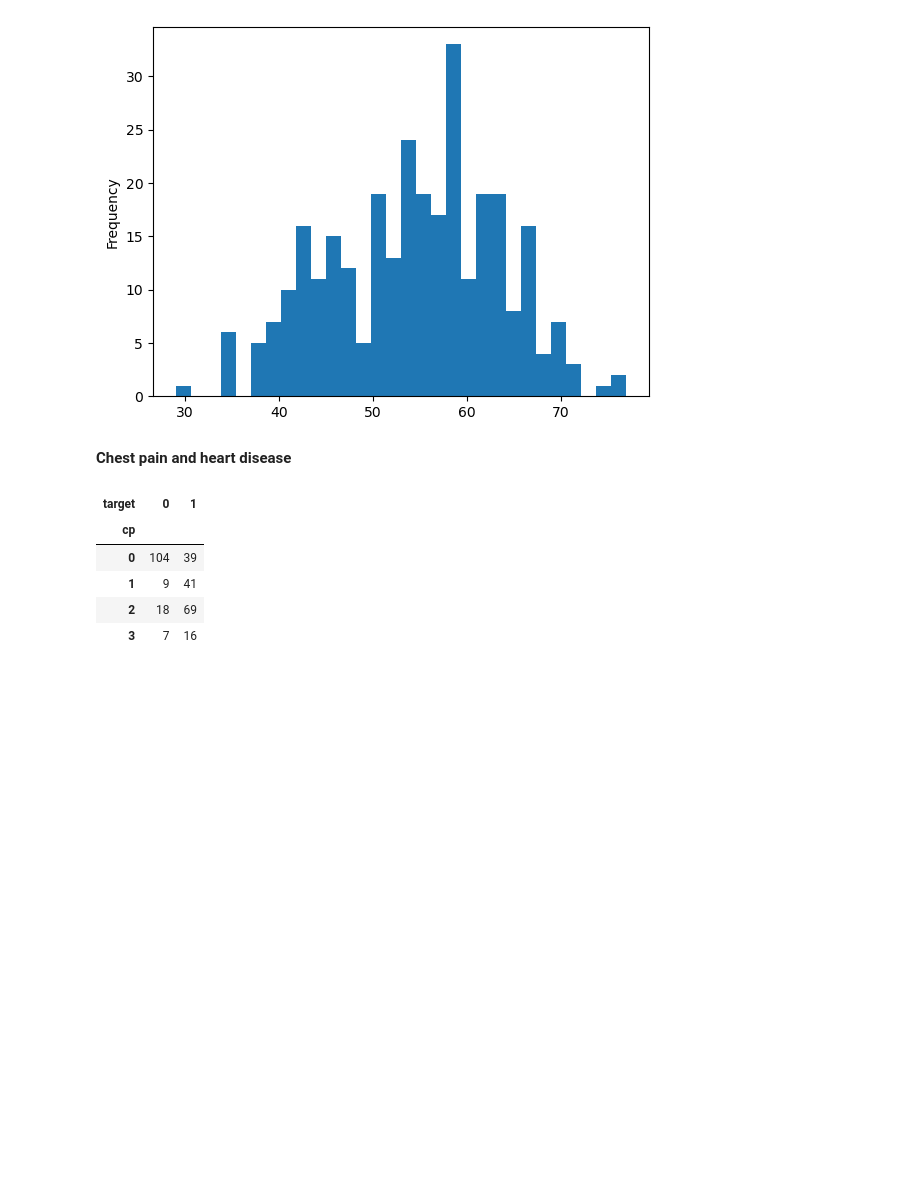
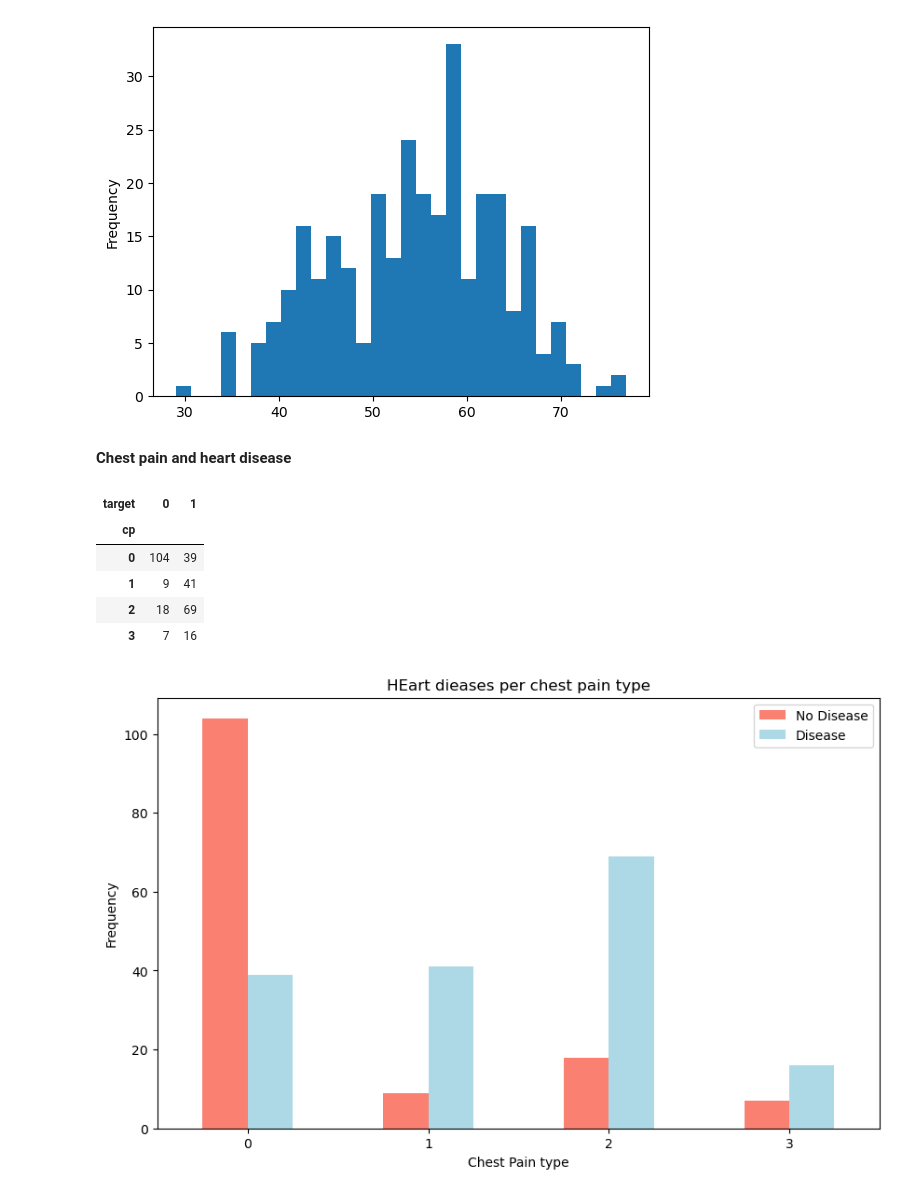
Before and after one commit to shrinidhib/heart-disease-prediction, a Jupyter notebook: heart-disease-classfication.ipynb, the cells around one changed output. Cells and saved outputs as stored; diff of their text form; code cells hidden in the pictures; blank space fills up the shorter version.

```diff
--- a/heart-disease-classfication.ipynb
+++ b/heart-disease-classfication.ipynb
@@ -211,6 +211,12 @@ pd.crosstab(df.cp,df.target)
 # %%
 pd.crosstab(df.cp,df.target).plot(kind='bar',
                                  figsize=(10,6),
                                  color=['salmon','lightblue'])
 
-plt.title("HEart dieases per chest pain tyep")
+plt.title("HEart dieases per chest pain type")
+plt.xlabel("Chest Pain type")
+plt.ylabel("Frequency")
+plt.legend(['No Disease', 'Disease']);
+plt.xticks(rotation=0);
+# %% [output]
+[figure, added]
```
Also changed, not shown: parts of 2 cells of this notebook.
